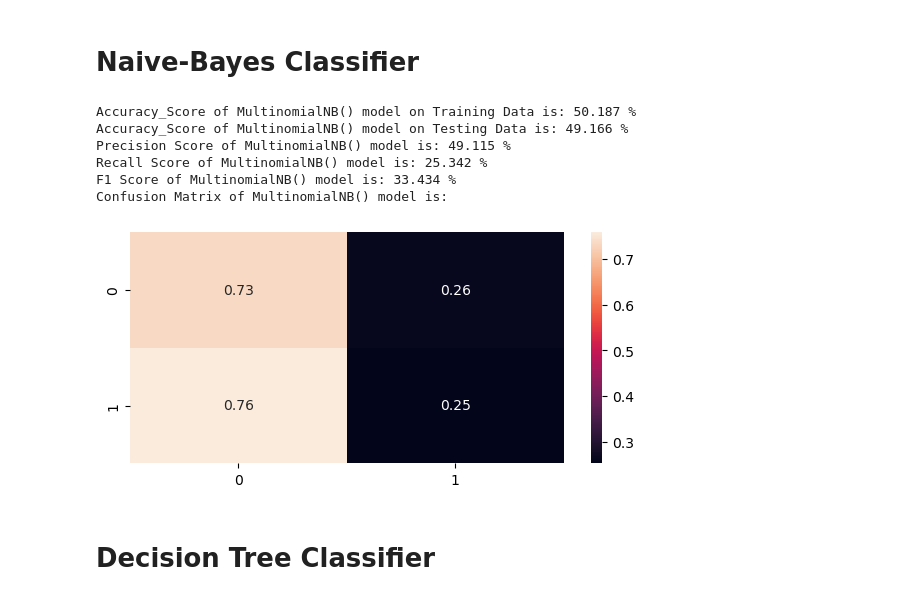
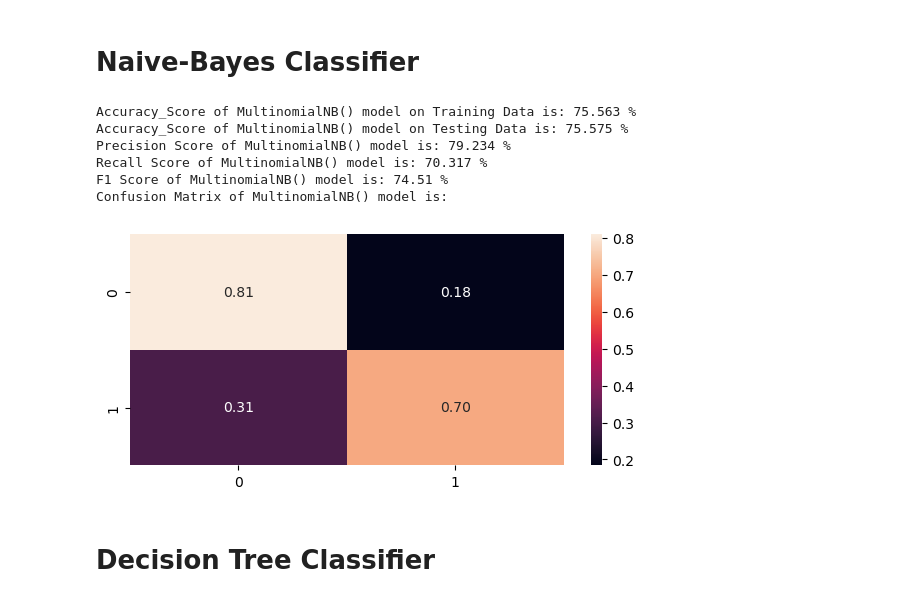
Before and after one commit to lotlouischoitslab/Spaceship_Titanic_Challenge, a Jupyter notebook: Spaceship_Titanic_Code.ipynb, the cells around one changed output. Cells and saved outputs as stored; diff of their text form; code cells hidden in the pictures.

```diff
--- a/Spaceship_Titanic_Code.ipynb
+++ b/Spaceship_Titanic_Code.ipynb
@@ -368,3 +347,7 @@ dtype: int64
+# %%
+X = pd.concat([training_scaled,train_cat_encoded],axis=1)
+X_test_samples = pd.concat([testing_scaled,test_cat_encoded],axis=1)
+y = training['Transported']
 # %% [markdown]
 # Logistic Regression Classifier
 # %%
@@ -376,5 +355,2 @@ from sklearn.model_selection import train_test_split
 from sklearn.linear_model import LogisticRegression
 from sklearn.metrics import accuracy_score,precision_score,f1_score,recall_score,confusion_matrix
-# %%
-X = train_df.drop(columns=["Transported"])
-y = train_df[["Transported"]]
@@ -426,9 +357,5 @@ test_df_scaled = scaler.fit_transform(test_df)
 # %%
-X_train, X_test, y_train, y_test = train_test_split(X_scaled,y,test_size=0.2,random_state=0)
-X_train_scaled = scaler.fit_transform(X_train)
-X_test_scaled = scaler.transform(X_test)
-
-X_train,X_test = X_train_scaled,X_test_scaled
+X_train, X_test, y_train, y_test = train_test_split(X, y, test_size=0.3, random_state=105)
 # %%
 def model_prediction(model,name,X_train, X_test, y_train, y_test):
     model.fit(X_train,y_train)
@@ -456,10 +383,5 @@ def model_prediction(model,name,X_train, X_test, y_train, y_test):
     plt.show()
 
     return accuracy_train_score,accuracy_test_score,precision_score_,recall_score_,f1_score_
-# %%
-from sklearn.feature_selection import SelectKBest, f_classif
-selector = SelectKBest(f_classif, k=len(main_features))
-X_train = selector.fit_transform(X_train, y_train)
-X_test = selector.transform(X_test)
 # %%
 logistic_name = 'Logistic Regression Classifier'
@@ -523,23 +445,25 @@ Confusion Matrix of KNeighborsClassifier(n_neighbors=7) model is:
 # Naive-Bayes Classifier
 # %%
 from sklearn.naive_bayes import MultinomialNB
-X_scaled_naive = scaler.fit_transform(X[main_features])
-test_df_scaled_naive = scaler.fit_transform(test_df[main_features])
-X_train_naive, X_test_naive, y_train_naive, y_test_naive = train_test_split(X_scaled_naive,y,test_size=0.2,random_state=0)
+# X_scaled_naive = scaler.fit_transform(X[main_features])
+# test_df_scaled_naive = scaler.fit_transform(test_df[main_features])
+# X_train_naive, X_test_naive, y_train_naive, y_test_naive = train_test_split(X_scaled_naive,y,test_size=0.2,random_state=0)
 
-X_train_naive, X_test_naive, y_train_naive, y_test_naive = np.abs(X_train_naive),np.abs(X_test_naive),np.abs(y_train_naive),np.abs(y_test_naive)
+X_train_naive, X_test_naive, y_train_naive, y_test_naive = np.abs(X_train),np.abs(X_test),np.abs(y_train),np.abs(y_test)
+
 naive_model = MultinomialNB()
 
 naive_name = 'Naive-Bayes Classifier'
+#naive_accuracy_train_score,naive_accuracy_test_score,naive_precision_score,naive_recall_score,naive_f1_score=model_prediction(naive_model,naive_name,X_train, X_test, y_train, y_test)
 naive_accuracy_train_score,naive_accuracy_test_score,naive_precision_score,naive_recall_score,naive_f1_score=model_prediction(naive_model,naive_name,X_train_naive, X_test_naive, y_train_naive, y_test_naive)
 # %% [output]
-Accuracy_Score of MultinomialNB() model on Training Data is: 50.187 %
-Accuracy_Score of MultinomialNB() model on Testing Data is: 49.166 %
-Precision Score of MultinomialNB() model is: 49.115 %
-Recall Score of MultinomialNB() model is: 25.342 %
-F1 Score of MultinomialNB() model is: 33.434 %
+Accuracy_Score of MultinomialNB() model on Training Data is: 75.563 %
+Accuracy_Score of MultinomialNB() model on Testing Data is: 75.575 %
+Precision Score of MultinomialNB() model is: 79.234 %
+Recall Score of MultinomialNB() model is: 70.317 %
+F1 Score of MultinomialNB() model is: 74.51 %
 Confusion Matrix of MultinomialNB() model is:
-[figure, old version]
+[figure, new version]
 # %% [markdown]
 # Decision Tree Classifier
 # %%
```
Also changed, not shown: parts of 43 cells of this notebook, 2 other files.
